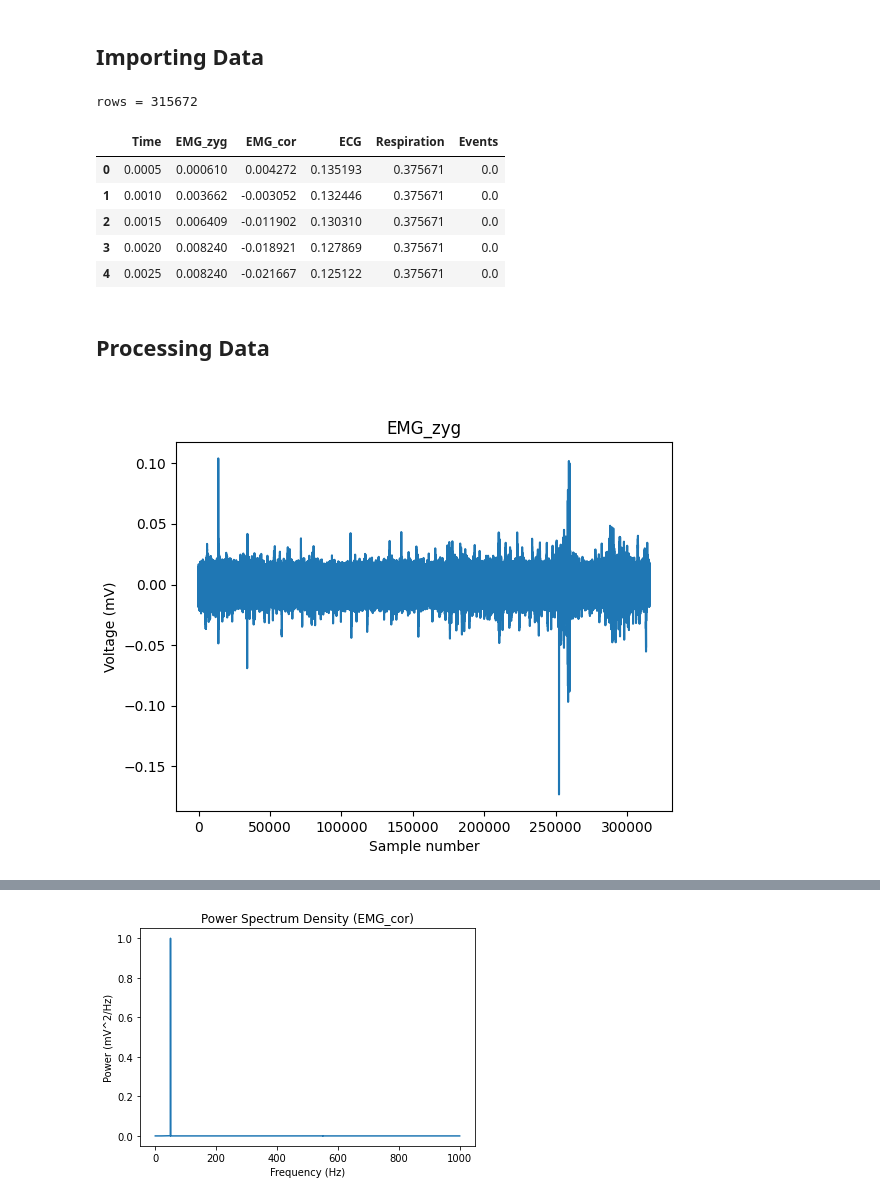
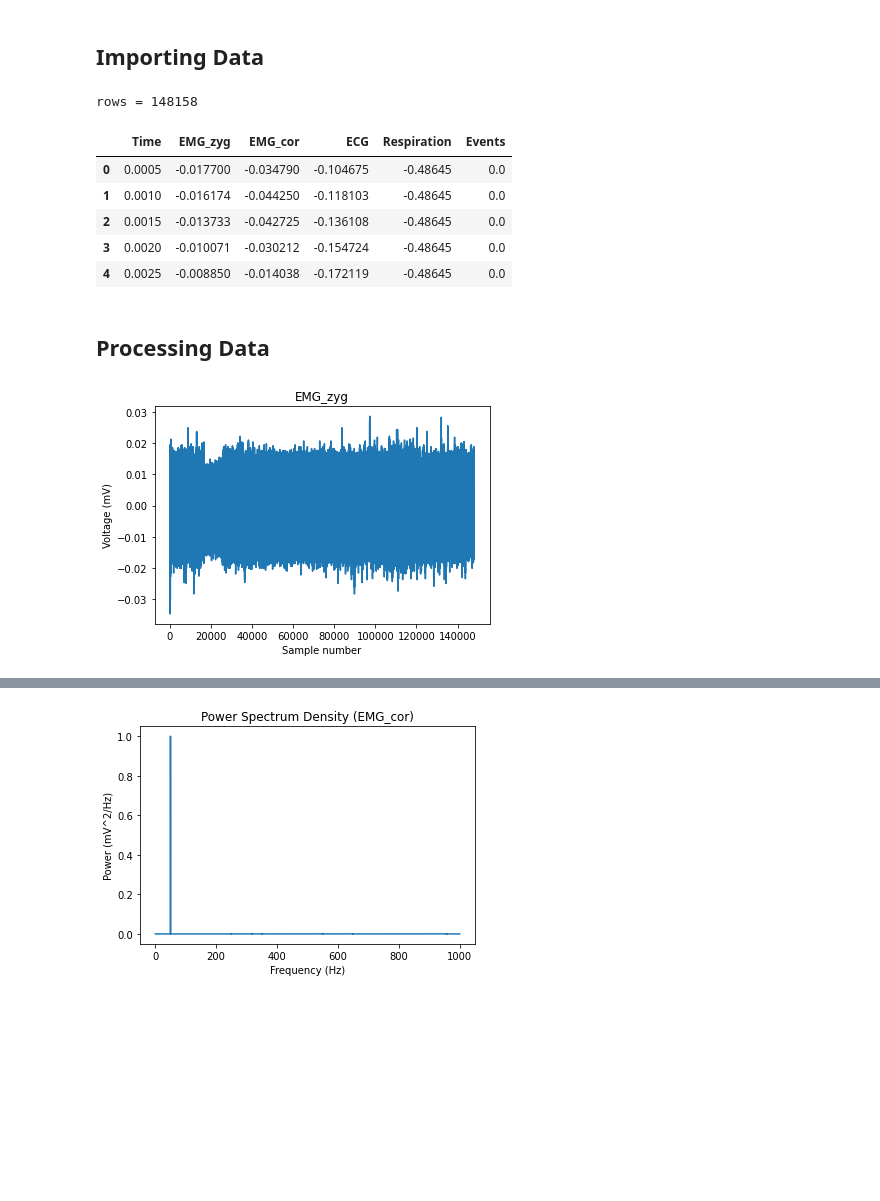
Before and after one commit to WiIIson/EMGFlow-Python-Package, a Jupyter notebook: PeakAffectDS-Analysis2.ipynb, the cells around one changed output, grey strips where cells are left out. Saved outputs shown, nothing was run; the diff lists cells and outputs as text; code cells hidden in the pictures; blank space fills up the shorter version.

```diff
--- a/PeakAffectDS-Analysis2.ipynb
+++ b/PeakAffectDS-Analysis2.ipynb
@@ -18,34 +18,44 @@ import ipympl
 ## Importing Data
 # %%
 #
-# Load data from subject 1 while watching the happy video
+# Load data from subject
 #
 
-s1_happy = pd.read_csv('Data/Raw_PID_01-10/03/03-02-03.csv')
-print('rows =', len(s1_happy.index))
-s1_happy.head()
+# Sample subject data paths
+s1 = 'Data/Raw_PID_01-10/01/01-01-03.csv'
+s2 = 'Data/Raw_PID_01-10/02/02-01-03.csv'
+s3 = 'Data/Raw_PID_01-10/03/03-06-03.csv'
+s8_6_2 = 'Data/Raw_PID_01-10/08/08-06-02.csv'
+s8_7_2 = 'Data/Raw_PID_01-10/08/08-07-02.csv'
+s11 = 'Data/Raw_PID_11-20/11/11-01-06.csv'
+
+# Load and display data stats
+sub_dat = pd.read_csv(s11)
+print('rows =', len(sub_dat.index))
+sub_dat.head()
 # %% [output]
-rows = 315672
+rows = 148158
 |  | Time | EMG_zyg | EMG_cor | ECG | Respiration | Events |
-| 0 | 0.0005 | 0.000610 | 0.004272 | 0.135193 | 0.375671 | 0.0 |
-| 1 | 0.0010 | 0.003662 | -0.003052 | 0.132446 | 0.375671 | 0.0 |
-| 2 | 0.0015 | 0.006409 | -0.011902 | 0.130310 | 0.375671 | 0.0 |
-| 3 | 0.0020 | 0.008240 | -0.018921 | 0.127869 | 0.375671 | 0.0 |
-| 4 | 0.0025 | 0.008240 | -0.021667 | 0.125122 | 0.375671 | 0.0 |
+| 0 | 0.0005 | -0.017700 | -0.034790 | -0.104675 | -0.48645 | 0.0 |
+| 1 | 0.0010 | -0.016174 | -0.044250 | -0.118103 | -0.48645 | 0.0 |
+| 2 | 0.0015 | -0.013733 | -0.042725 | -0.136108 | -0.48645 | 0.0 |
+| 3 | 0.0020 | -0.010071 | -0.030212 | -0.154724 | -0.48645 | 0.0 |
+| 4 | 0.0025 | -0.008850 | -0.014038 | -0.172119 | -0.48645 | 0.0 |
 # %% [markdown]
 ## Processing Data
 # %%
 #
 # Plot EMG_zyg
 #
 
+# Plot the EMG_zyg column
 plt.clf()
-plt.plot(s1_happy['EMG_zyg'])
+plt.plot(sub_dat['EMG_zyg'])
 plt.xlabel('Sample number')
 plt.ylabel('Voltage (mV)')
 plt.title('EMG_zyg')
 plt.show()
 # %% [output]
-[figure, old version]
+[figure, new version]
 # %%
 #
```
Also changed, not shown: parts of 19 cells of this notebook, 7 other files.
